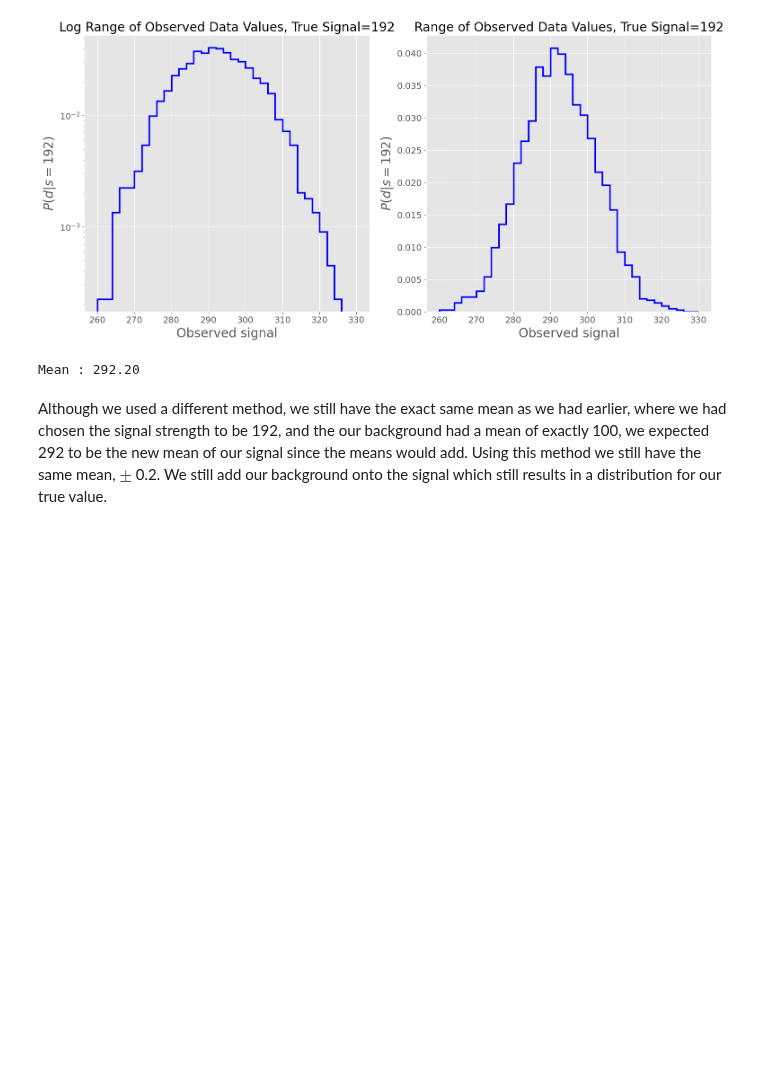
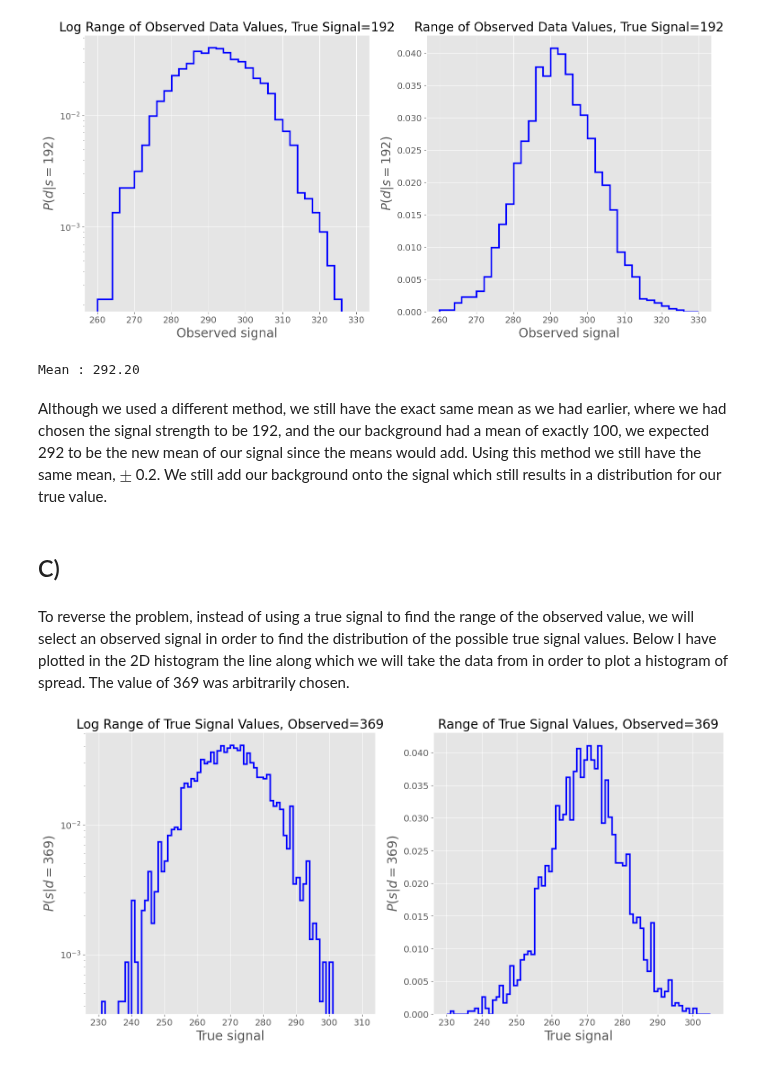
Before and after one commit to WyattOtsuka/PHYS434, a Jupyter notebook: lab6.ipynb, the cells around one changed output. Saved outputs shown, nothing was run; the diff lists cells and outputs as text; code cells hidden in the pictures; blank space fills up the shorter version.

Commit message:
finished problem 3

```diff
--- a/lab6.ipynb
+++ b/lab6.ipynb
@@ -182,3 +203,35 @@ print("Mean : " + str("{0:.2f}".format(mean)))
 Mean : 292.20
 # %% [markdown]
 Although we used a different method, we still have the exact same mean as we had earlier, where we had chosen the signal strength to be 192, and the our background had a mean of exactly 100, we expected 292 to be the new mean of our signal since the means would add. Using this method we still have the same mean, $\pm$ 0.2. We still add our background onto the signal which still results in a distribution for our true value.
+# %% [markdown]
+## C)
+# %% [markdown]
+To reverse the problem, instead of using a true signal to find the range of the observed value, we will select an observed signal in order to find the distribution of the possible true signal values. Below I have plotted in the 2D histogram the line along which we will take the data from in order to plot a histogram of spread. The value of 369 was arbitrarily chosen.
+# %%
+true_signals = []
+for i in range(len(data)):
+    if data[i] >= 369 and data[i] <= 369.9:
+        true_signals.append(uniform_injection[i])
+# %%
+# Range of possible true signals values for the true signal of 16.9
+fig, (ax1,ax2) = plt.subplots(1,2, figsize=(18,8))
+plt.style.use('ggplot')
+
+# Plots data
+ax1.hist(true_signals, histtype='step', color='b', density=True, linewidth=2.5, bins=np.linspace(230,310,81))
+ax1.set_title("Log Range of True Signal Values, Observed=369",fontsize=20)
+ax1.set_xlabel('True signal',fontsize=20)
+ax1.set_ylabel('$P(s|d=369)$',fontsize=20)
+ax1.tick_params(labelsize = 14)
+ax1.set_yscale('log')
+
+
+ax2.hist(true_signals, histtype='step', color='b', density=True, linewidth=2.5, bins=np.linspace(230,305,76))
+ax2.set_title("Range of True Signal Values, Observed=369",fontsize=20)
+ax2.set_xlabel('True signal',fontsize=20)
+ax2.set_ylabel('$P(s|d=369)$',fontsize=20)
+ax2.tick_params(labelsize = 14)
+
+plt.show()
+# %% [output]
+[figure, added]
```
Also changed, not shown: parts of 8 cells of this notebook.
